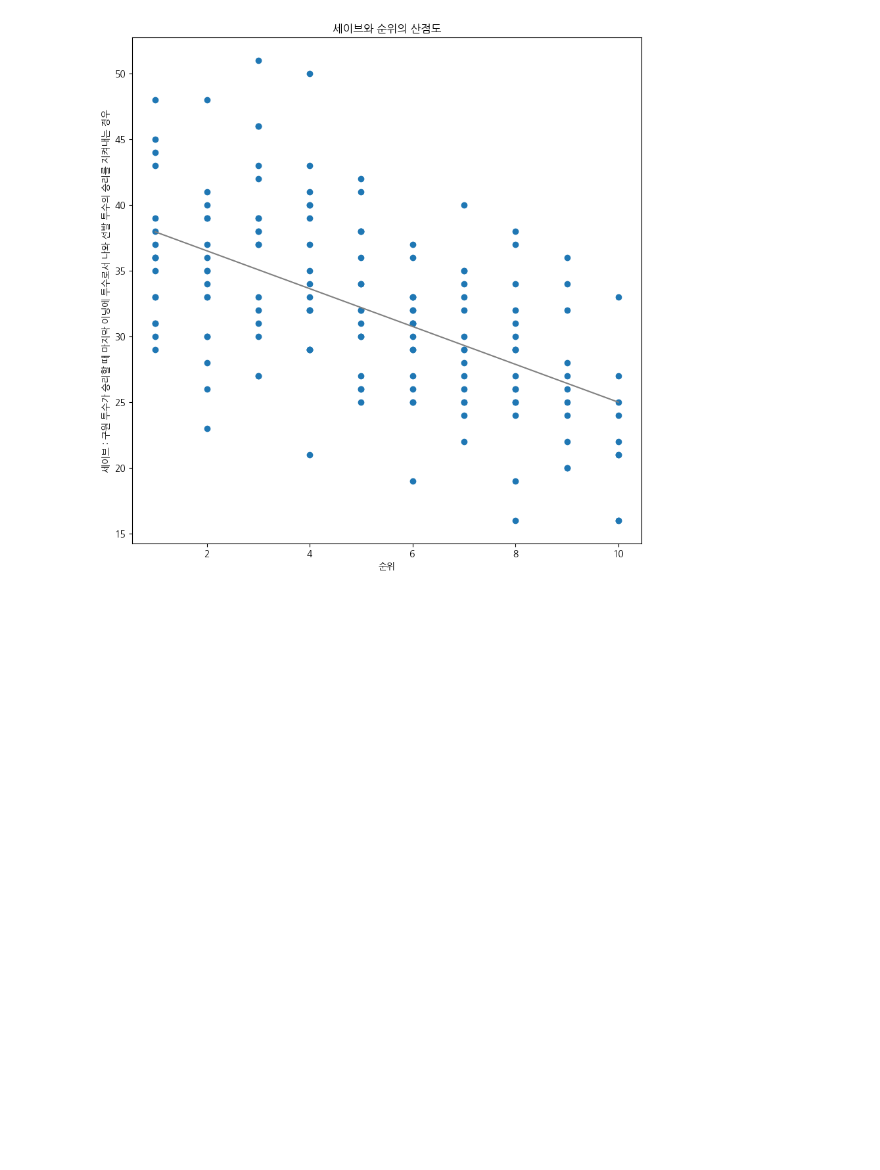
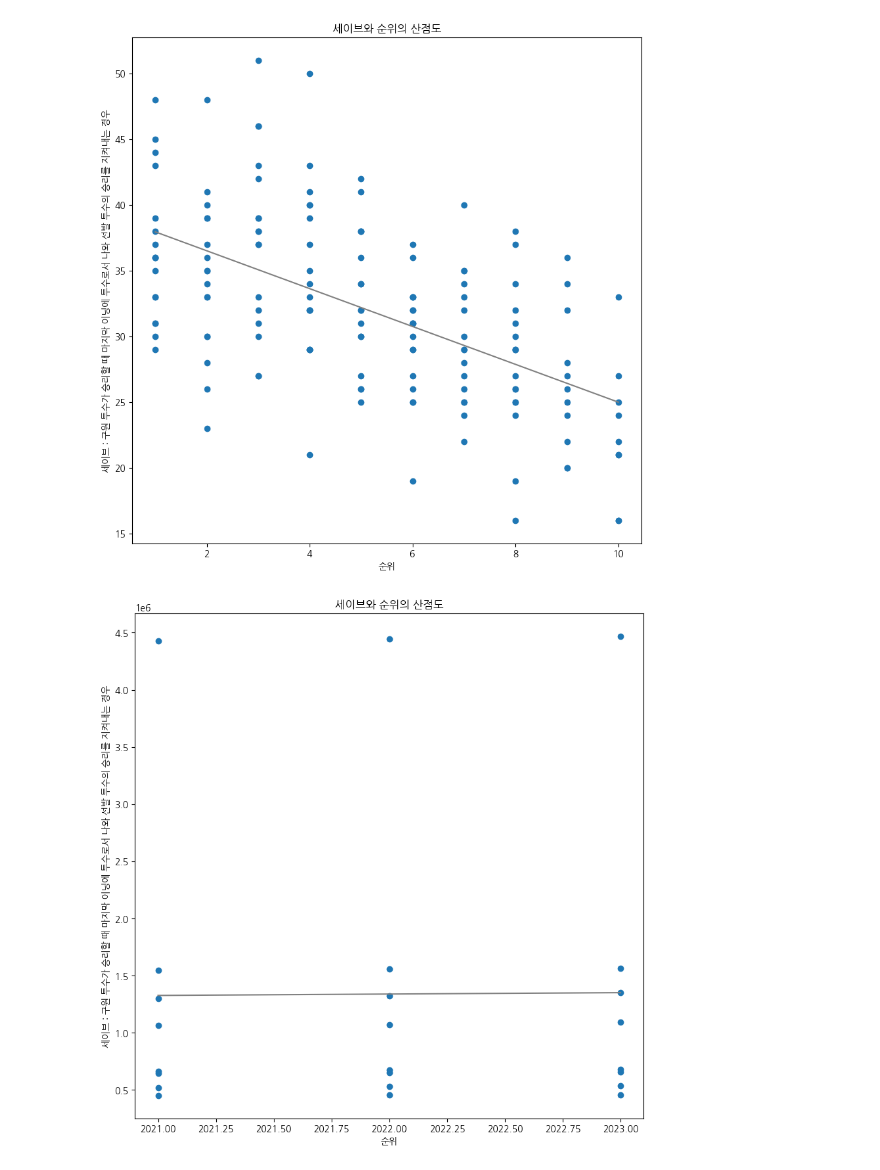
Before and after one commit to zeeenoo11/KDT05-Numpy-project, a Jupyter notebook: 명노아/Source/02_scatter.ipynb, the cells around one changed output. Saved outputs shown, nothing was run; the diff lists cells and outputs as text; code cells hidden in the pictures; blank space fills up the shorter version.

```diff
--- a/명노아/Source/02_scatter.ipynb
+++ b/명노아/Source/02_scatter.ipynb
@@ -123,3 +136,29 @@ ax.set_title("세이브와 순위의 산점도")
 plt.show()
 # %% [output]
 [figure]
+# %%
+
+
+
+a=np.concatenate((np.array([2021]*8),np.array([2022]*8),np.array([2023]*8)))
+test=pd.read_csv("test.csv")
+b = np.concatenate((np.array(test["2021"]), np.array(test["2022"]),np.array(test["2023"])))
+#(평균자책,실점,자책) , 세이브와 연관이 있다
+fig=plt.figure(figsize=(10,10))
+
+
+ax = fig.add_subplot(111)
+ax.scatter(a,b)
+
+
+poly_fit=np.polyfit(a,b,1)
+poly_1d=np.poly1d(poly_fit)
+y=poly_1d(a)
+ax.plot(a,y,color='gray')
+
+ax.set_xlabel('순위')
+ax.set_ylabel('세이브 : 구원 투수가 승리할 때 마지막 이닝에 투수로서 나와 선발 투수의 승리를 지켜내는 경우')
+ax.set_title("세이브와 순위의 산점도")
+plt.show()
+# %% [output]
+[figure, added]
```
Also changed, not shown: parts of 1 cell of this notebook, 6 other files.
